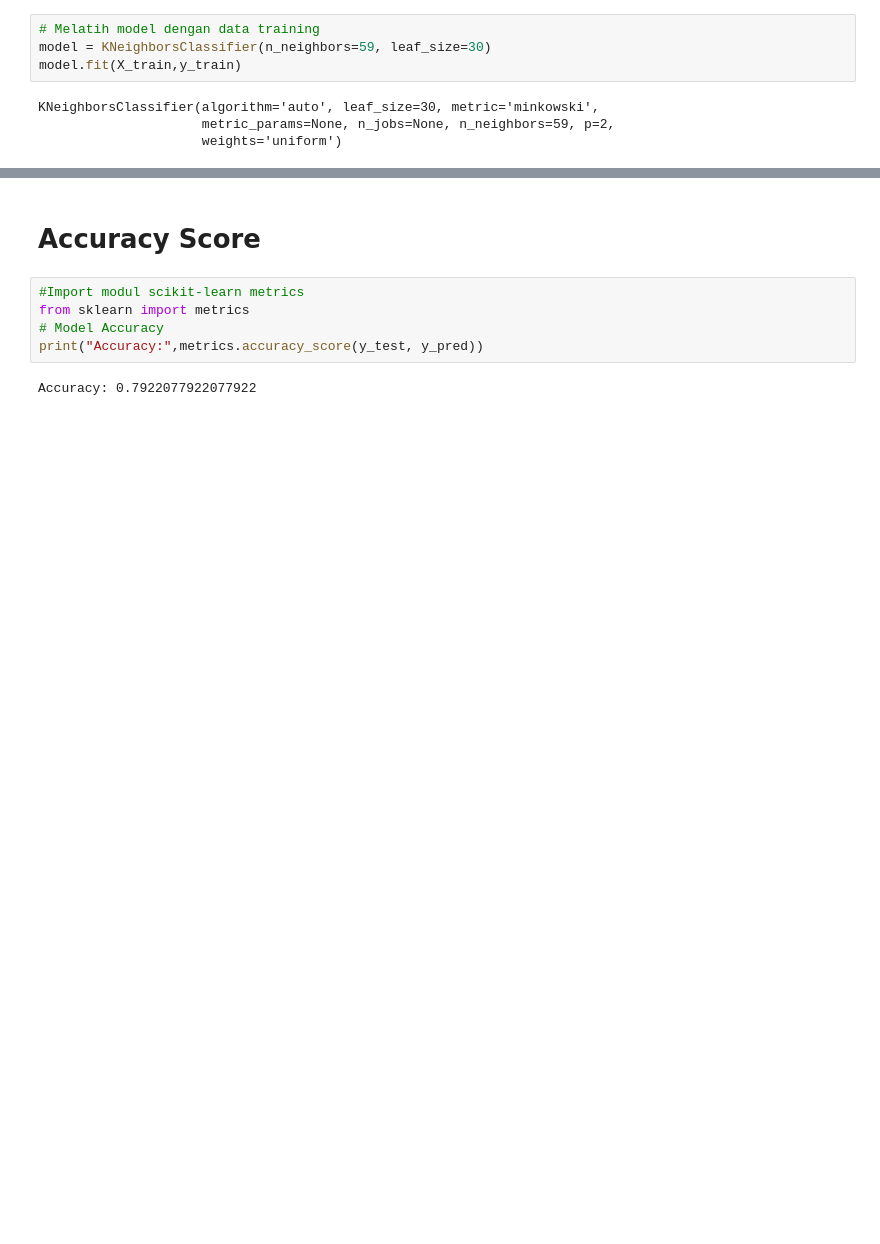
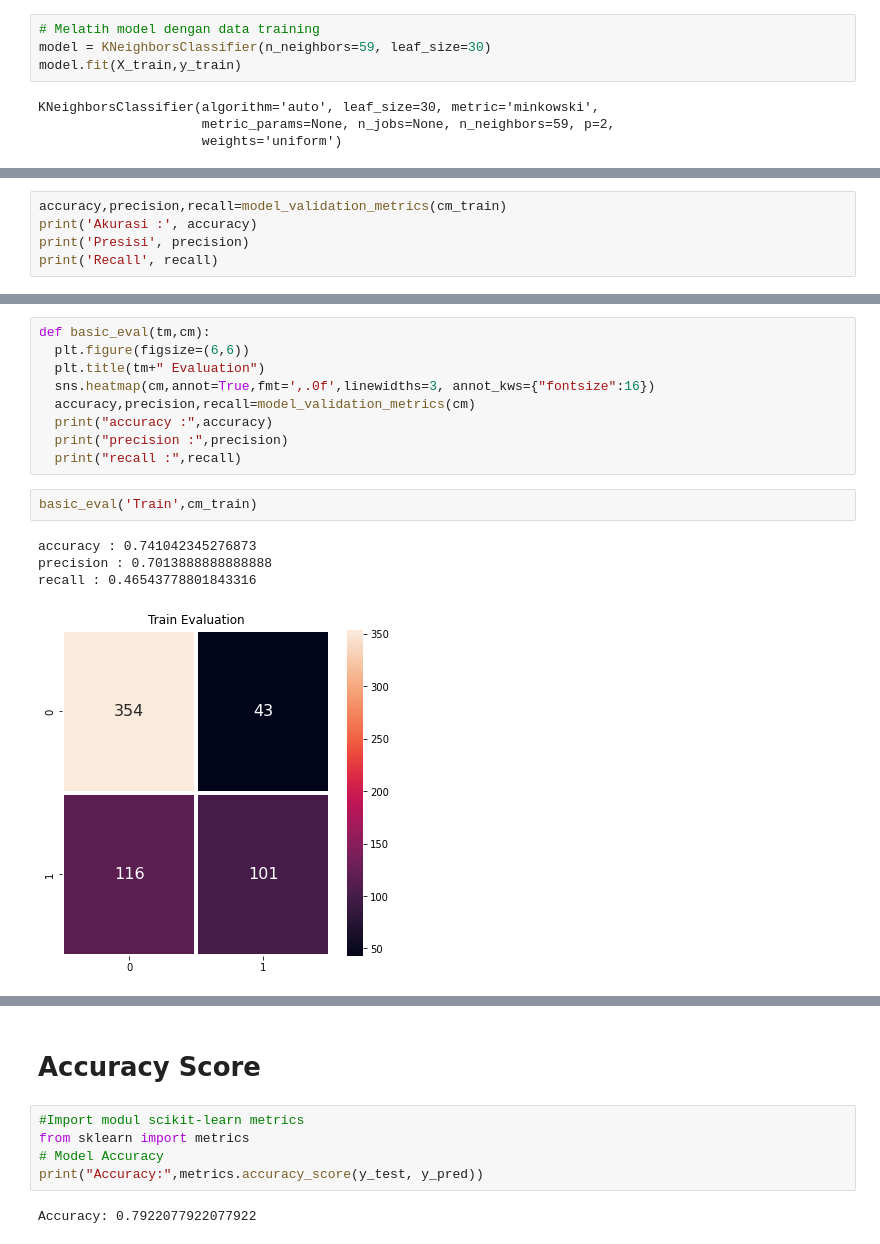
Before and after one commit to taqiyyaghazi/diabetes-prediction-with-machine-learning, a Jupyter notebook: diabetes_classification.ipynb, the cells around one changed output, grey strips where cells are left out. Cells and saved outputs as stored; diff of their text form; blank space fills up the shorter version.

```diff
--- a/diabetes_classification.ipynb
+++ b/diabetes_classification.ipynb
@@ -286,0 +299,5 @@ y_pred = model.predict(X_test)
+# %%
+accuracy,precision,recall=model_validation_metrics(cm_train)
+print('Akurasi :', accuracy)
+print('Presisi', precision)
+print('Recall', recall)
@@ -286,0 +320,16 @@ y_pred = model.predict(X_test)
+# %%
+def basic_eval(tm,cm):
+  plt.figure(figsize=(6,6))
+  plt.title(tm+" Evaluation")
+  sns.heatmap(cm,annot=True,fmt=',.0f',linewidths=3, annot_kws={"fontsize":16})
+  accuracy,precision,recall=model_validation_metrics(cm)
+  print("accuracy :",accuracy)
+  print("precision :",precision)
+  print("recall :",recall)
+# %%
+basic_eval('Train',cm_train)
+# %% [output]
+accuracy : 0.741042345276873
+precision : 0.7013888888888888
+recall : 0.46543778801843316
+[figure, added]
```
Also changed, not shown: parts of 20 cells of this notebook.
